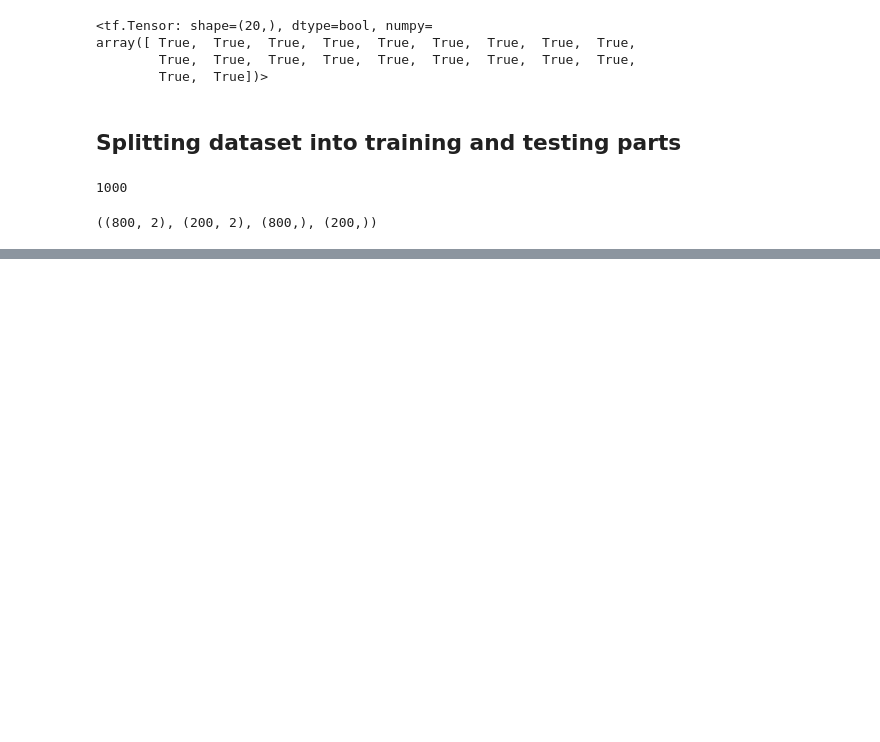
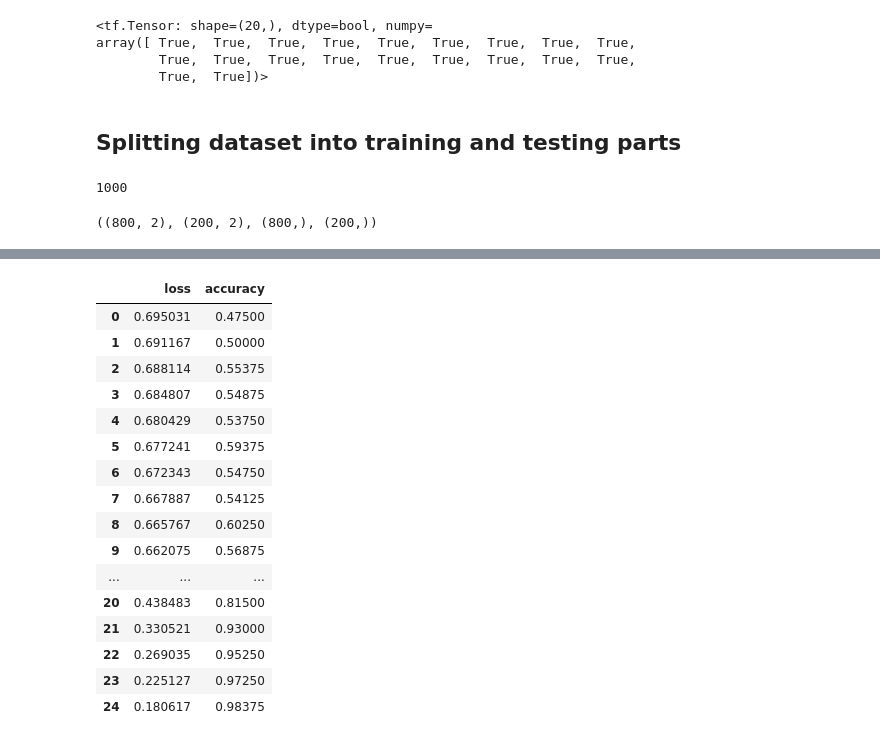
Before and after one commit to LazaUK/UdemyProjects-TensorFlow, a Jupyter notebook: Project4_NNClassification/TensorFlow_04_IntroClassNN_Nonlinear.ipynb, the cells around one changed output, grey strips where cells are left out. Cells and saved outputs as stored; diff of their text form; code cells hidden in the pictures; blank space fills up the shorter version.

```diff
--- a/Project4_NNClassification/TensorFlow_04_IntroClassNN_Nonlinear.ipynb
+++ b/Project4_NNClassification/TensorFlow_04_IntroClassNN_Nonlinear.ipynb
@@ -294,0 +317,23 @@ Doing binary classification
+# %%
+import pandas as pd
+
+loss_pd4 = pd.DataFrame(history4.history)
+loss_pd4
+# %% [output]
+|  | loss | accuracy |
+| 0 | 0.695031 | 0.47500 |
+| 1 | 0.691167 | 0.50000 |
+| 2 | 0.688114 | 0.55375 |
+| 3 | 0.684807 | 0.54875 |
+| 4 | 0.680429 | 0.53750 |
+| 5 | 0.677241 | 0.59375 |
+| 6 | 0.672343 | 0.54750 |
+| 7 | 0.667887 | 0.54125 |
+| 8 | 0.665767 | 0.60250 |
+| 9 | 0.662075 | 0.56875 |
+| ... | ... | ... |
+| 20 | 0.438483 | 0.81500 |
+| 21 | 0.330521 | 0.93000 |
+| 22 | 0.269035 | 0.95250 |
+| 23 | 0.225127 | 0.97250 |
+| 24 | 0.180617 | 0.98375 |
```
Also changed, not shown: parts of 10 cells of this notebook.
